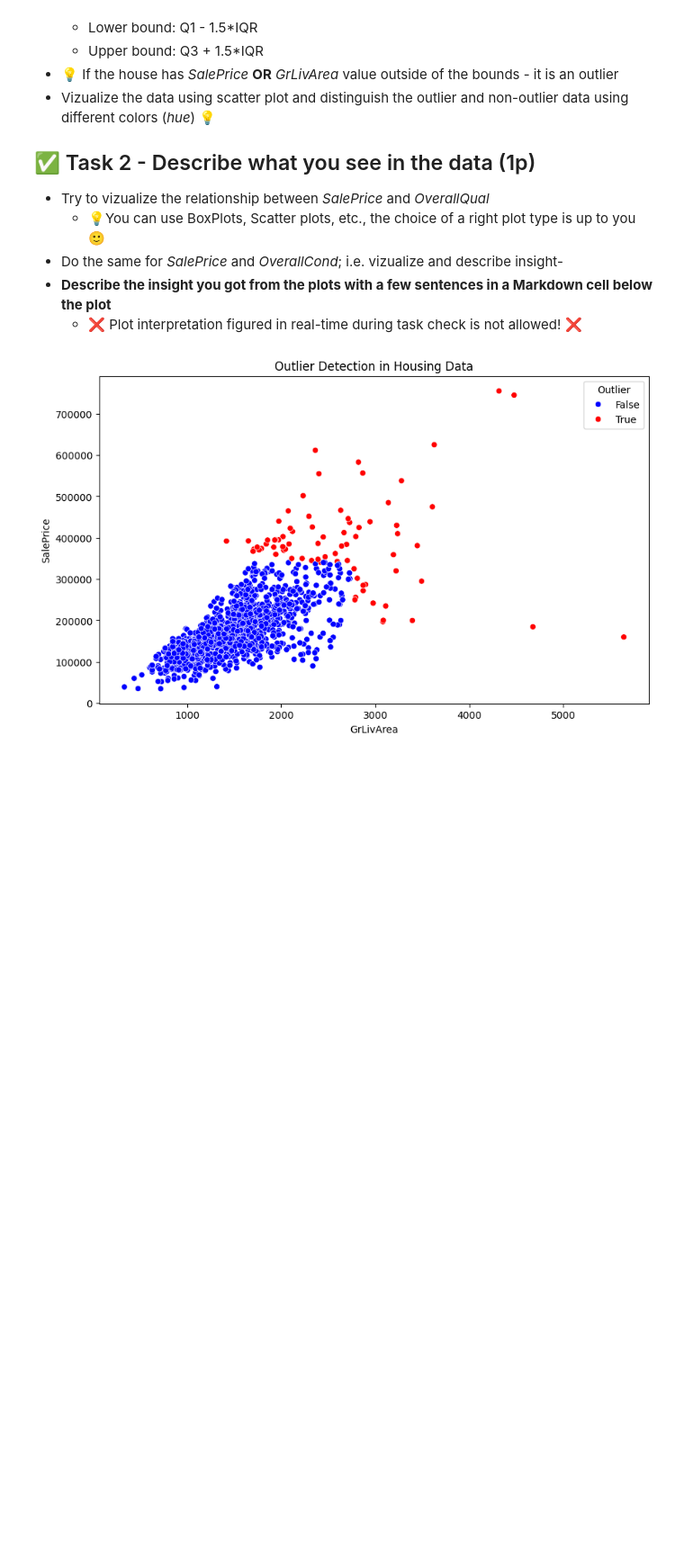
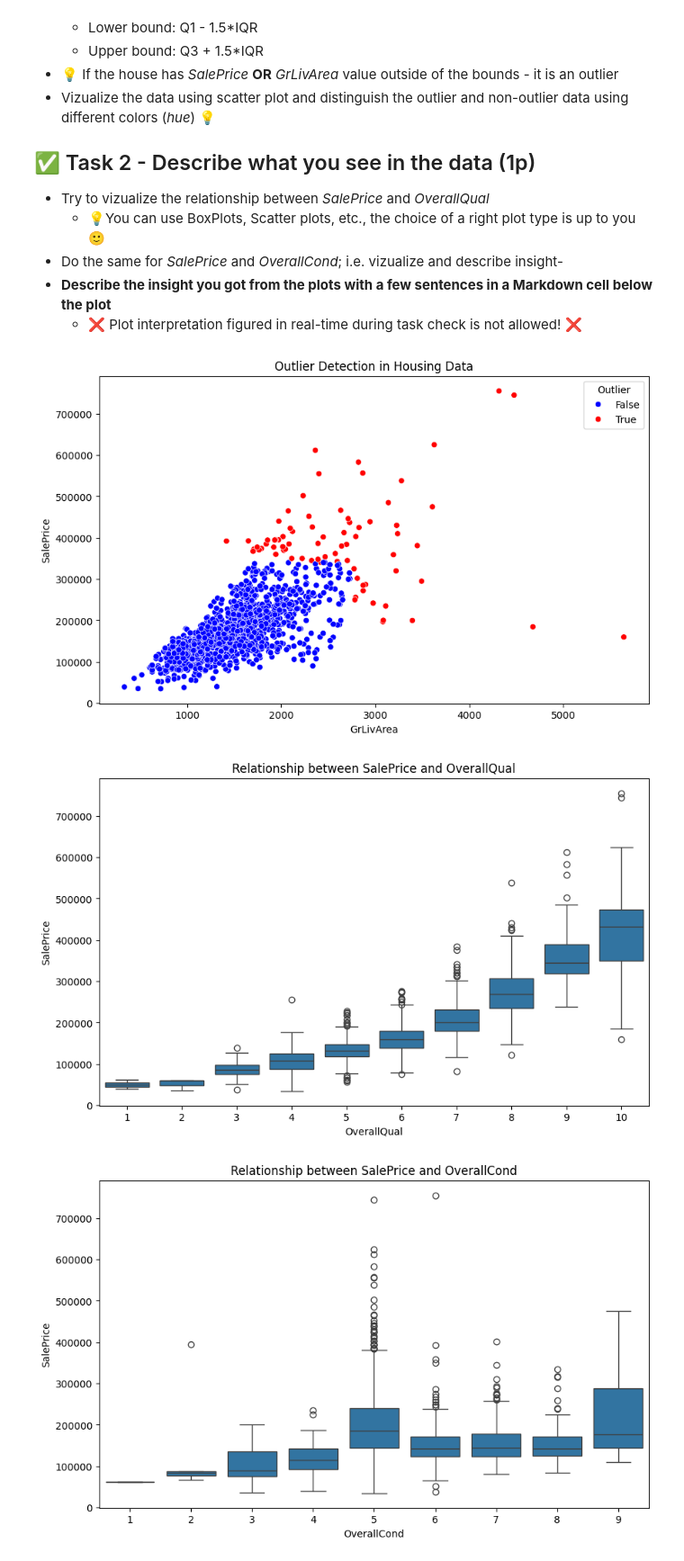
Before and after one commit to OndraZamorsky/ZSU, a Jupyter notebook: fml_02.ipynb, the cells around one changed output. Shown: that part at 90% size. Drawn from its saved outputs; the diff is of its cells as text; code cells hidden in the pictures; blank space fills up the shorter version.

```diff
--- a/fml_02.ipynb
+++ b/fml_02.ipynb
@@ -185,3 +185,21 @@ plt.title("Outlier Detection in Housing Data")
 plt.show()
 # %% [output]
 [figure]
+# %%
+import seaborn as sns
+import matplotlib.pyplot as plt
+
+# Boxplot SalePrice vs OverallQual
+plt.figure(figsize=(10,6))
+sns.boxplot(x="OverallQual", y="SalePrice", data=df)
+plt.title("Relationship between SalePrice and OverallQual")
+plt.show()
+
+# Boxplot SalePrice vs OverallCond
+plt.figure(figsize=(10,6))
+sns.boxplot(x="OverallCond", y="SalePrice", data=df)
+plt.title("Relationship between SalePrice and OverallCond")
+plt.show()
+# %% [output]
+[figure, added]
+[figure, added]
```
Also changed, not shown: parts of 1 cell of this notebook.
